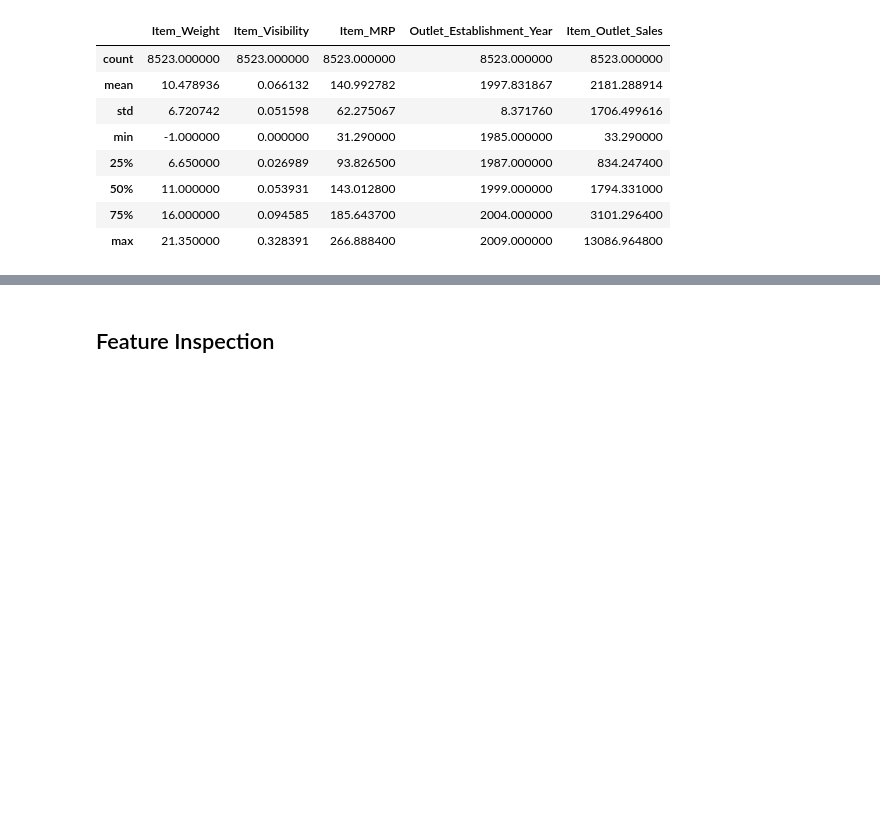
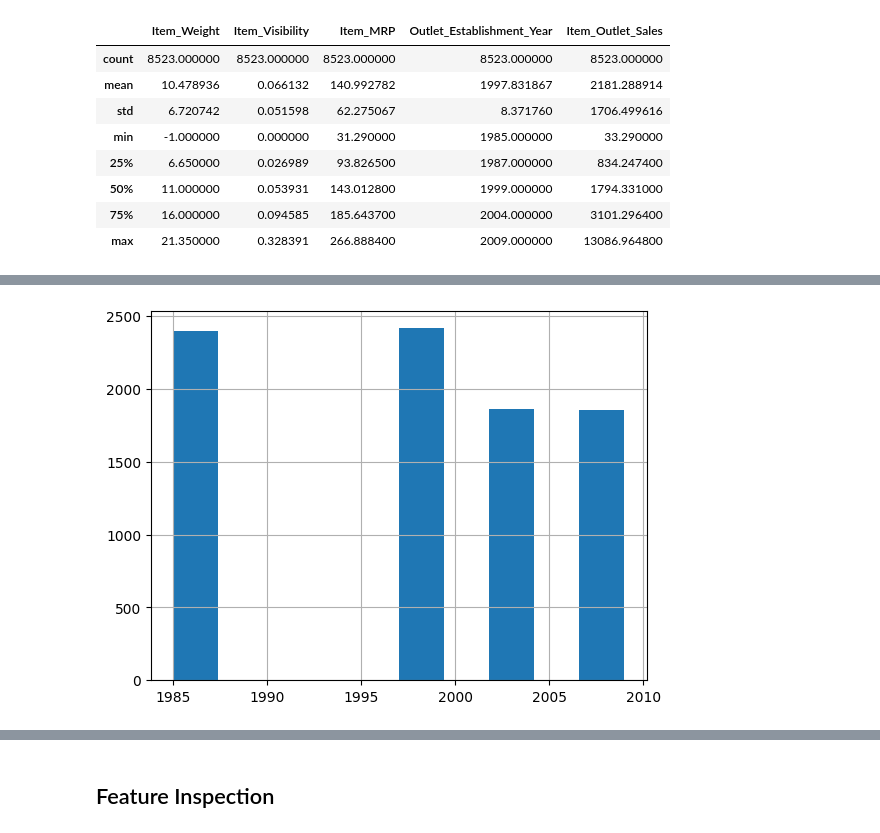
Before and after one commit to EhLeeOod/Prediction-of-Product-Sales, a Jupyter notebook: Prediction_of_Product_Sales.ipynb, the cells around one changed output, grey strips where cells are left out. Saved outputs shown, nothing was run; the diff lists cells and outputs as text; code cells hidden in the pictures; blank space fills up the shorter version.

```diff
--- a/Prediction_of_Product_Sales.ipynb
+++ b/Prediction_of_Product_Sales.ipynb
@@ -187,0 +213,4 @@ df_sales[num_cols].describe()
+# %%
+outlet_year_hist = df_sales['Outlet_Establishment_Year'].hist()
+# %% [output]
+[figure, added]
```
Also changed, not shown: parts of 19 cells of this notebook.
